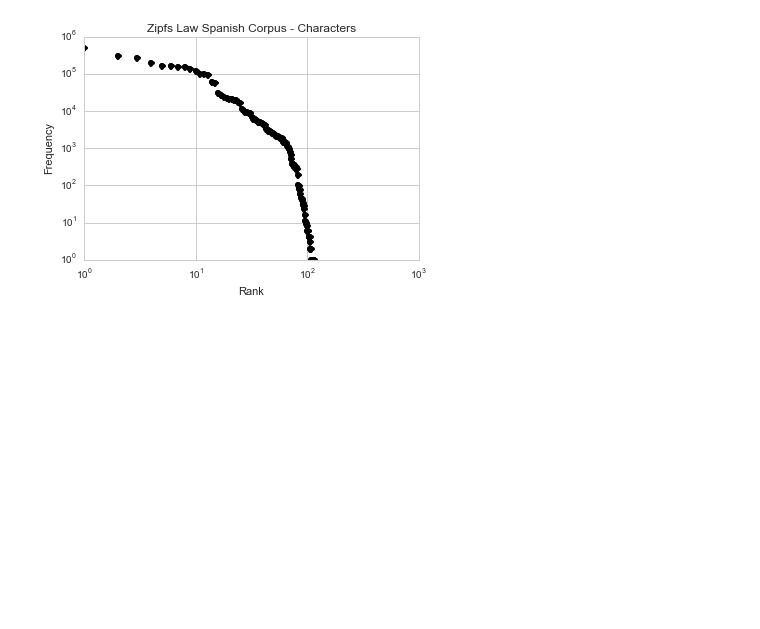
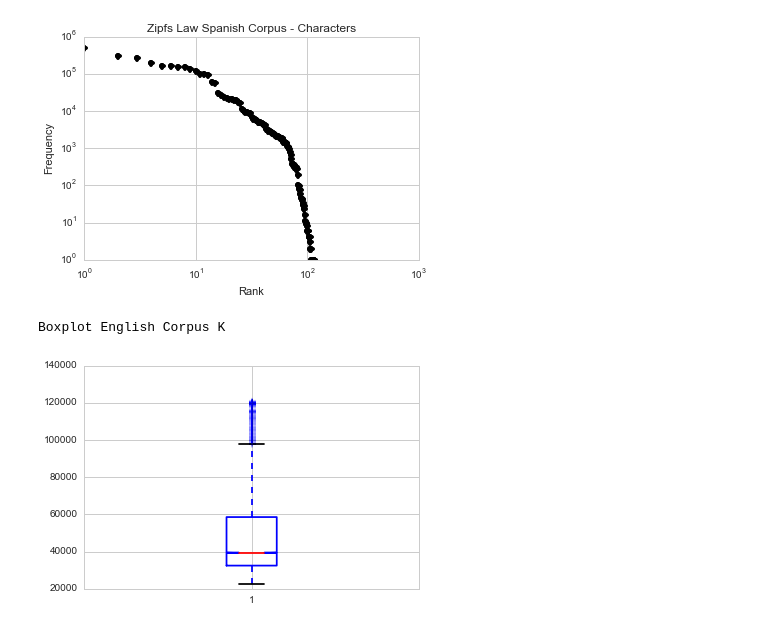
Before and after one commit to krishnakalyan3/SNLP, a Jupyter notebook: Lab1/Saul and Kalyan.ipynb, the cells around one changed output. Saved outputs shown, nothing was run; the diff lists cells and outputs as text; code cells hidden in the pictures; blank space fills up the shorter version.

```diff
--- a/Lab1/Saul and Kalyan.ipynb
+++ b/Lab1/Saul and Kalyan.ipynb
@@ -7,12 +7,9 @@ Once deleted, variables cannot be recovered. Proceed (y/[n])? y
 import re
 import nltk
 import pandas as pd
-import seaborn as sns
-import matplotlib.pyplot as plt
-sns.set_style("whitegrid")
 # %%
-en_corpus = open("data/en.txt").read()
-es_corpus = open("data/es.txt").read()
+en_corpus = open("../data/en.txt").read()
+es_corpus = open("../data/es.txt").read()
 # %%
 def pre_process(corpus, clean = 'no', char = 'no'):
     decode_corpus = corpus.decode('utf-8')
@@ -115,0 +118,9 @@ df_es['K'] = df_es['count']*df_en['rank']
+# %%
+en_clean_df['K'] = en_clean_df['frequency']*en_clean_df['rank']
+es_clean_df['K'] = es_clean_df['frequency']*es_clean_df['rank']
+# %%
+plt.boxplot(en_clean_df['K'],'-')
+print "Boxplot English Corpus K"
+# %% [output]
+Boxplot English Corpus K
+[figure, added]
```
Also changed, not shown: parts of 6 cells of this notebook, 2 other files.
